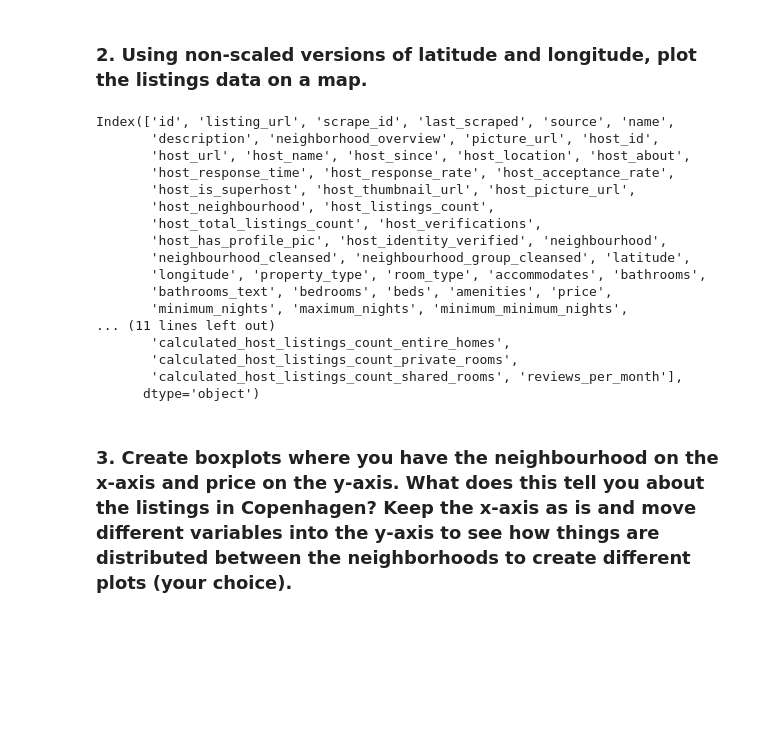
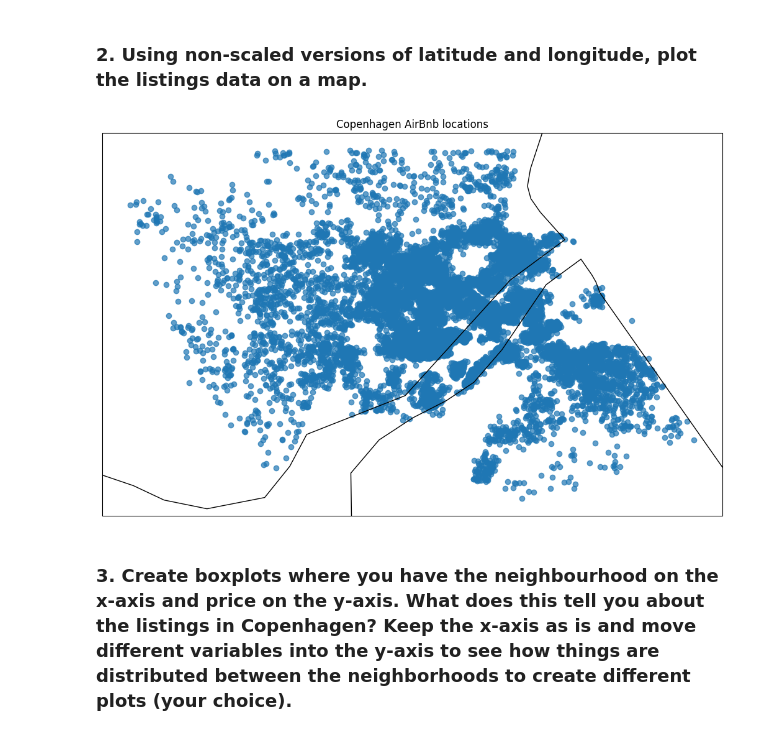
Before and after one commit to kkristiansd/MAL1handin, a Jupyter notebook: 1. Getting started - Copenhagen Airbnb (1).ipynb, the cells around one changed output. Cells and saved outputs as stored; diff of their text form; code cells hidden in the pictures; blank space fills up the shorter version.

```diff
--- a/1. Getting started - Copenhagen Airbnb (1).ipynb
+++ b/1. Getting started - Copenhagen Airbnb (1).ipynb
@@ -130,52 +133,27 @@ plt.show()
 # %% [markdown]
 ### 2. Using non-scaled versions of latitude and longitude, plot the listings data on a map.
-# %%
-# State your solution here. Add more cells if needed.
-
-import pandas as pd
-import folium
-
-data = pd.read_csv('listings.csv')
-
-print(data.columns)
-
-if 'latitude' in data.columns and 'longitude' in data.columns:
-
-    map_center = [data['latitude'].mean(), data['longitude'].mean()]
-    listings_map = folium.Map(location=map_center, zoom_start=12)
-
-
-    for idx, row in data.iterrows():
-        folium.Marker([row['latitude'], row['longitude']],
-                      popup=row.get('host_name', 'Unknown Host')).add_to(listings_map)
-
-
-    listings_map.save('listings_map.html')
-
-
-    listings_map
-else:
-    print("Latitude and Longitude columns not found in the dataset.")
-
-    # check listings_map.html but it doesnt work for me
-# %% [output]
-Index(['id', 'listing_url', 'scrape_id', 'last_scraped', 'source', 'name',
-       'description', 'neighborhood_overview', 'picture_url', 'host_id',
-       'host_url', 'host_name', 'host_since', 'host_location', 'host_about',
-       'host_response_time', 'host_response_rate', 'host_acceptance_rate',
-       'host_is_superhost', 'host_thumbnail_url', 'host_picture_url',
-       'host_neighbourhood', 'host_listings_count',
-       'host_total_listings_count', 'host_verifications',
-       'host_has_profile_pic', 'host_identity_verified', 'neighbourhood',
-       'neighbourhood_cleansed', 'neighbourhood_group_cleansed', 'latitude',
-       'longitude', 'property_type', 'room_type', 'accommodates', 'bathrooms',
-       'bathrooms_text', 'bedrooms', 'beds', 'amenities', 'price',
-       'minimum_nights', 'maximum_nights', 'minimum_minimum_nights',
-... (11 lines left out)
-       'calculated_host_listings_count_entire_homes',
-       'calculated_host_listings_count_private_rooms',
-       'calculated_host_listings_count_shared_rooms', 'reviews_per_month'],
-      dtype='object')
+# %%
+# State your solution here. Add more cells if needed.
+import matplotlib.pyplot as plt
+import cartopy.crs as crs
+
+latitude = data_filtered['latitude']
+longitude = data_filtered['longitude']
+
+#initialize map projection
+plt.figure(figsize=(16, 8))
+ax = plt.axes(projection=crs.PlateCarree())
+
+ax.coastlines()
+
+#scatter plot
+plt.title("Copenhagen AirBnb locations")
+plt.scatter(longitude, latitude, alpha=0.7, transform=crs.PlateCarree())
+
+
+plt.show()
+# %% [output]
+[figure, added]
 # %% [markdown]
 ### 3. Create boxplots where you have the neighbourhood on the x-axis and price on the y-axis. What does this tell you about the listings in Copenhagen? Keep the x-axis as is and move different variables into the y-axis to see how things are distributed between the neighborhoods to create different plots (your choice).
 # %%
```
Also changed, not shown: parts of 2 cells of this notebook.
